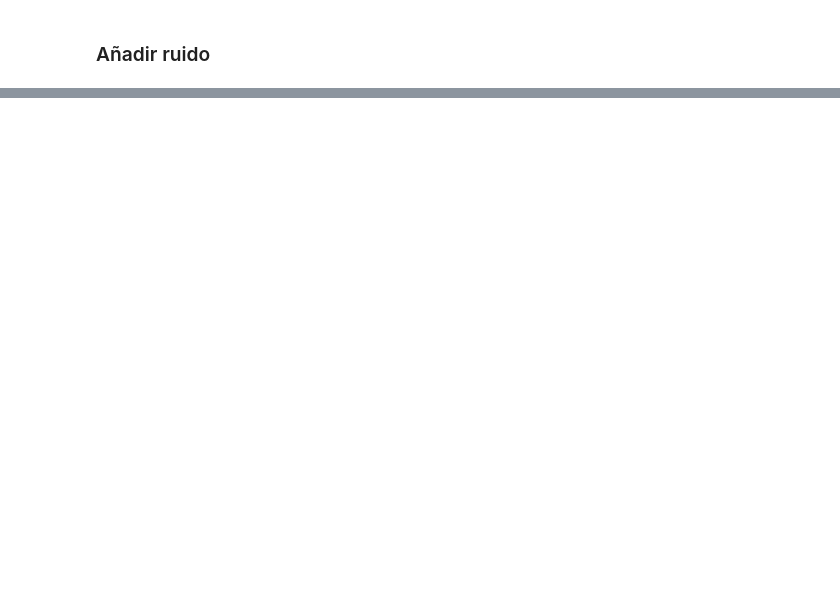
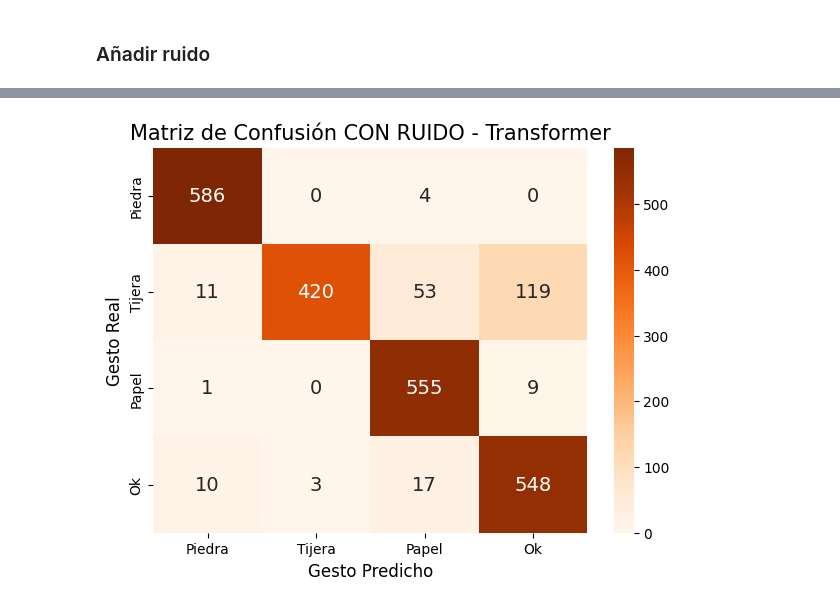
Before and after one commit to jfpm10-ua/Proyecto-AA-EMG_sensors, a Jupyter notebook: transformer.ipynb, the cells around one changed output, grey strips where cells are left out. Drawn from its saved outputs; the diff is of its cells as text; code cells hidden in the pictures; blank space fills up the shorter version.

```diff
--- a/transformer.ipynb
+++ b/transformer.ipynb
@@ -258,0 +372,13 @@ Tiempo de training: 234.06 s
+# %%
+# Desviación estandar de X_test
+std_test = np.std(X_test_3d)
+
+# Ruido uniforme
+noise = np.random.uniform(-0.3 * std_test, 0.3 * std_test, X_test_3d.shape)
+
+X_test_noise_3d = X_test_3d + noise
+
+# DataLoader para el ruido
+X_test_noise_tensor = torch.tensor(X_test_noise_3d, dtype=torch.float32)
+test_noise_dataset = TensorDataset(X_test_noise_tensor, y_test_tensor)
+test_noise_loader = DataLoader(test_noise_dataset, batch_size=32, shuffle=False)
@@ -258,0 +451,28 @@ Tiempo de training: 234.06 s
+# %%
+# Predicciones con ruido
+model_ablation.eval()
+all_preds_noise = []
+all_targets_noise = []
+
+with torch.no_grad():
+    for batch_X, batch_y in test_noise_loader:
+        outputs = model_ablation(batch_X)
+        _, preds = torch.max(outputs.data, 1)
+        all_preds_noise.extend(preds.numpy())
+        all_targets_noise.extend(batch_y.numpy())
+
+# Matriz de confusion
+cm_noise = confusion_matrix(all_targets_noise, all_preds_noise)
+nombres_gestos = ['Piedra', 'Tijera', 'Papel', 'Ok']
+
+# Dibujar
+plt.figure(figsize=(7, 5))
+sns.heatmap(cm_noise, annot=True, fmt='d', cmap='Oranges',
+            xticklabels=nombres_gestos, yticklabels=nombres_gestos,
+            annot_kws={"size": 14})
+plt.title('Matriz de Confusión CON RUIDO - Transformer', fontsize=15)
+plt.ylabel('Gesto Real', fontsize=12)
+plt.xlabel('Gesto Predicho', fontsize=12)
+plt.show()
+# %% [output]
+[figure, added]
```
Also changed, not shown: parts of 27 cells of this notebook.
